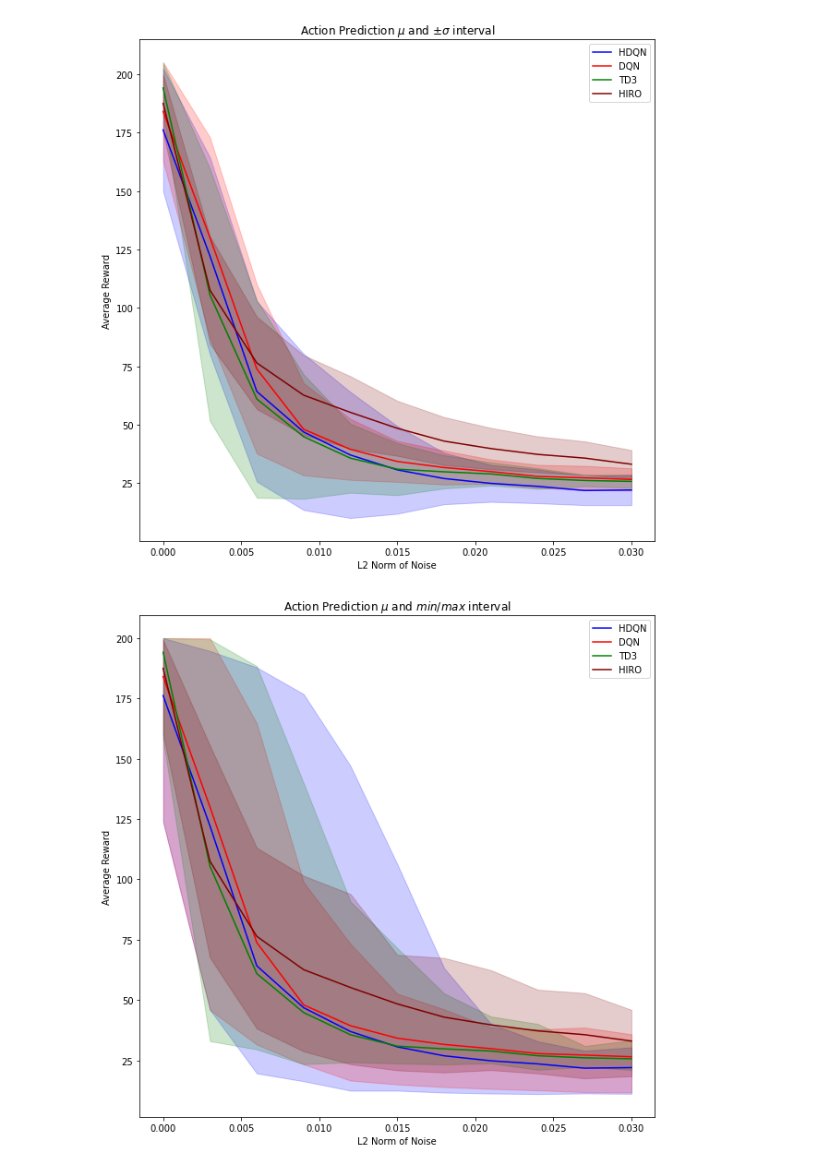
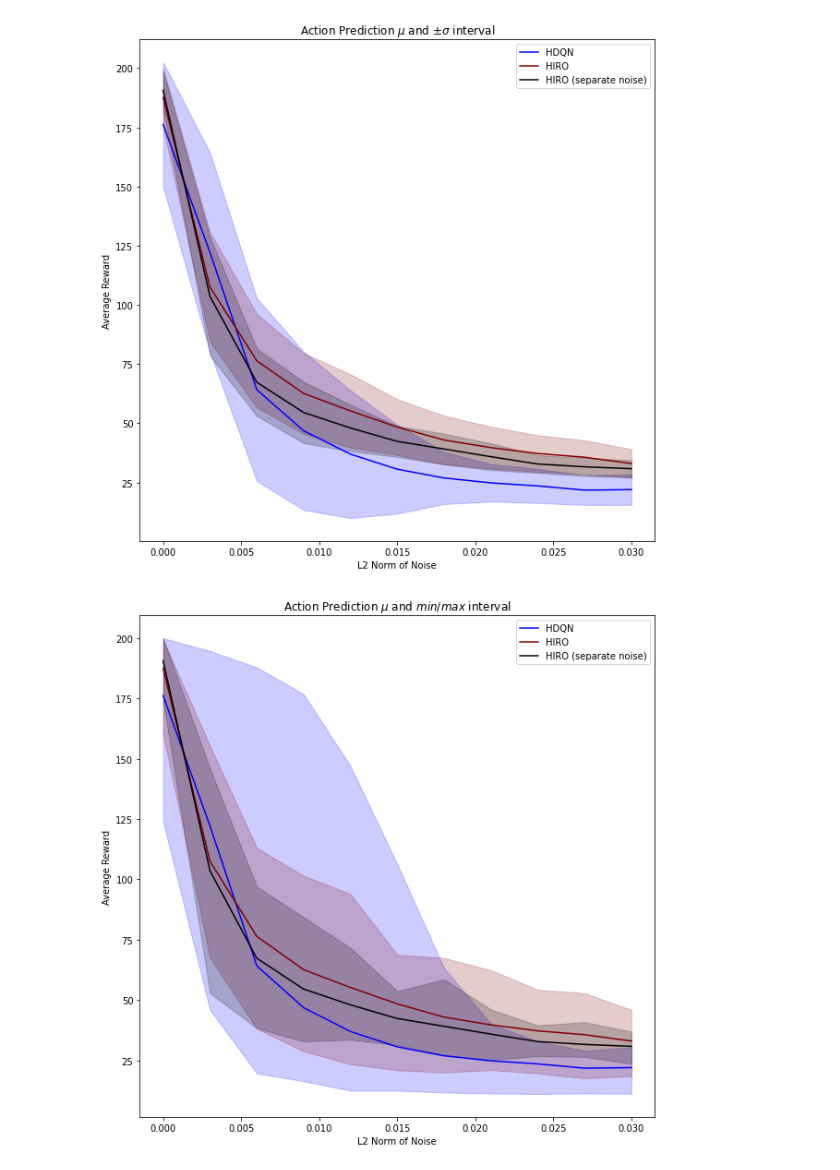
Before and after one commit to Davidobot/adversarial_hrl, a Jupyter notebook: plotting/plotting.ipynb, the cells around one changed output. Saved outputs shown, nothing was run; the diff lists cells and outputs as text; code cells hidden in the pictures.

Commit message:
Cartpole gifs Cartpole HIRO separate noise plots Unused file clean-up

```diff
--- a/plotting/plotting.ipynb
+++ b/plotting/plotting.ipynb
@@ -79,17 +89,19 @@ def plot_norms_minmax(episodes):
 import json
 plot_norms([\
     (json.load(open("absolute_noise/hdqn_episodes.json")), "blue", "HDQN"),\
-    (json.load(open("absolute_noise/dqn_episodes.json")), "red", "DQN"),\
-    (json.load(open("absolute_noise/td3_episodes.json")), "green", "TD3"),\
-    (json.load(open("absolute_noise/hiro_episodes.json")), "maroon", "HIRO")])
+    #(json.load(open("absolute_noise/dqn_episodes.json")), "red", "DQN"),\
+    #(json.load(open("absolute_noise/td3_episodes.json")), "green", "TD3"),\
+    (json.load(open("absolute_noise/hiro_episodes.json")), "maroon", "HIRO"),\
+    (json.load(open("absolute_noise_separate/hiro_episodes.json")), "black", "HIRO (separate noise)")])
 # %% [output]
-[figure, old version]
+[figure, new version]
 # %%
 import json
 plot_norms_minmax([\
     (json.load(open("absolute_noise/hdqn_episodes.json")), "blue", "HDQN"),\
-    (json.load(open("absolute_noise/dqn_episodes.json")), "red", "DQN"),\
-    (json.load(open("absolute_noise/td3_episodes.json")), "green", "TD3"),\
-    (json.load(open("absolute_noise/hiro_episodes.json")), "maroon", "HIRO")])
+    #(json.load(open("absolute_noise/dqn_episodes.json")), "red", "DQN"),\
+    #(json.load(open("absolute_noise/td3_episodes.json")), "green", "TD3"),\
+    (json.load(open("absolute_noise/hiro_episodes.json")), "maroon", "HIRO"),\
+    (json.load(open("absolute_noise_separate/hiro_episodes.json")), "black", "HIRO (separate noise)")])
 # %% [output]
-[figure, old version]
+[figure, new version]
```
Also changed, not shown: parts of 7 cells of this notebook, 30 other files.
